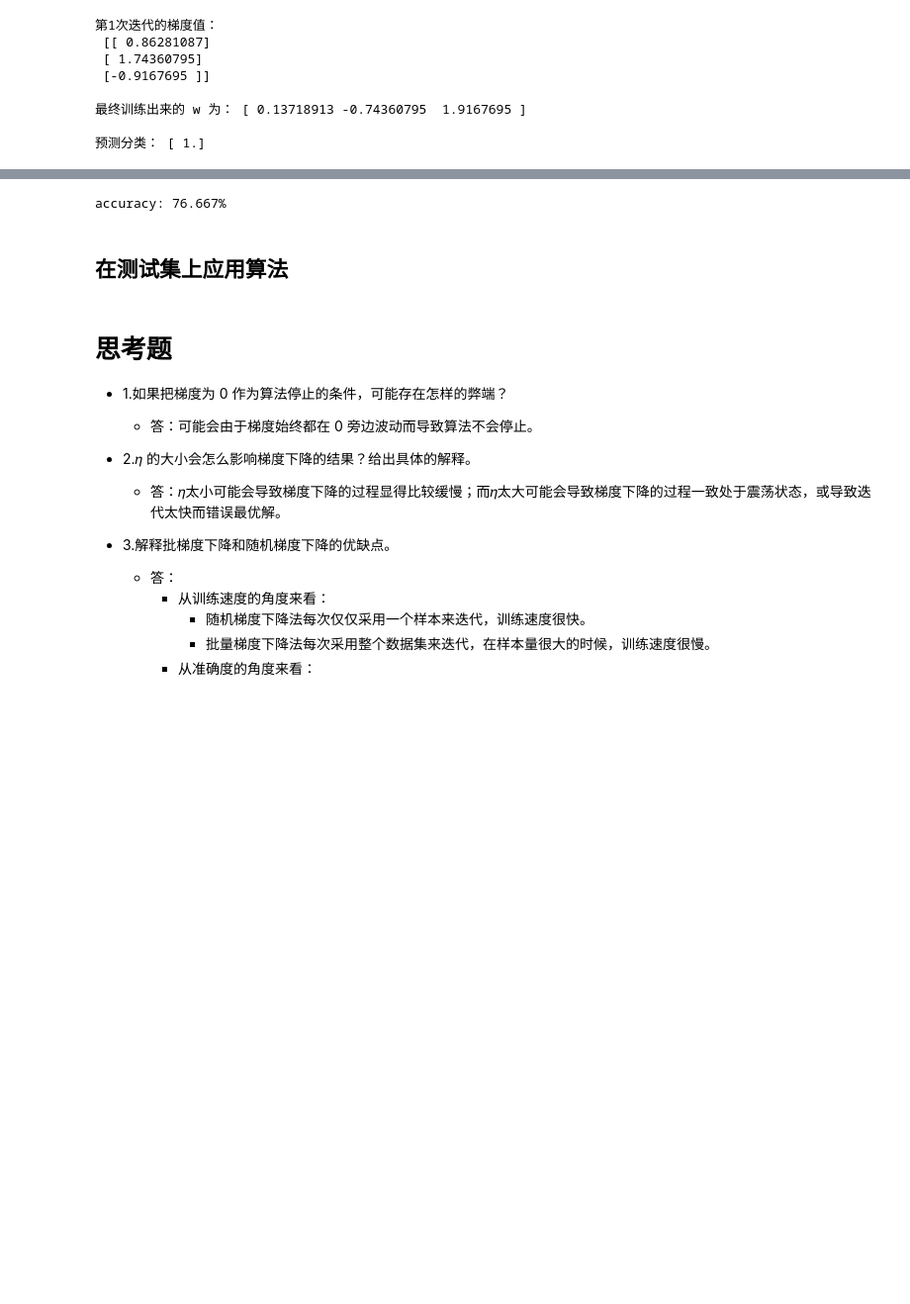
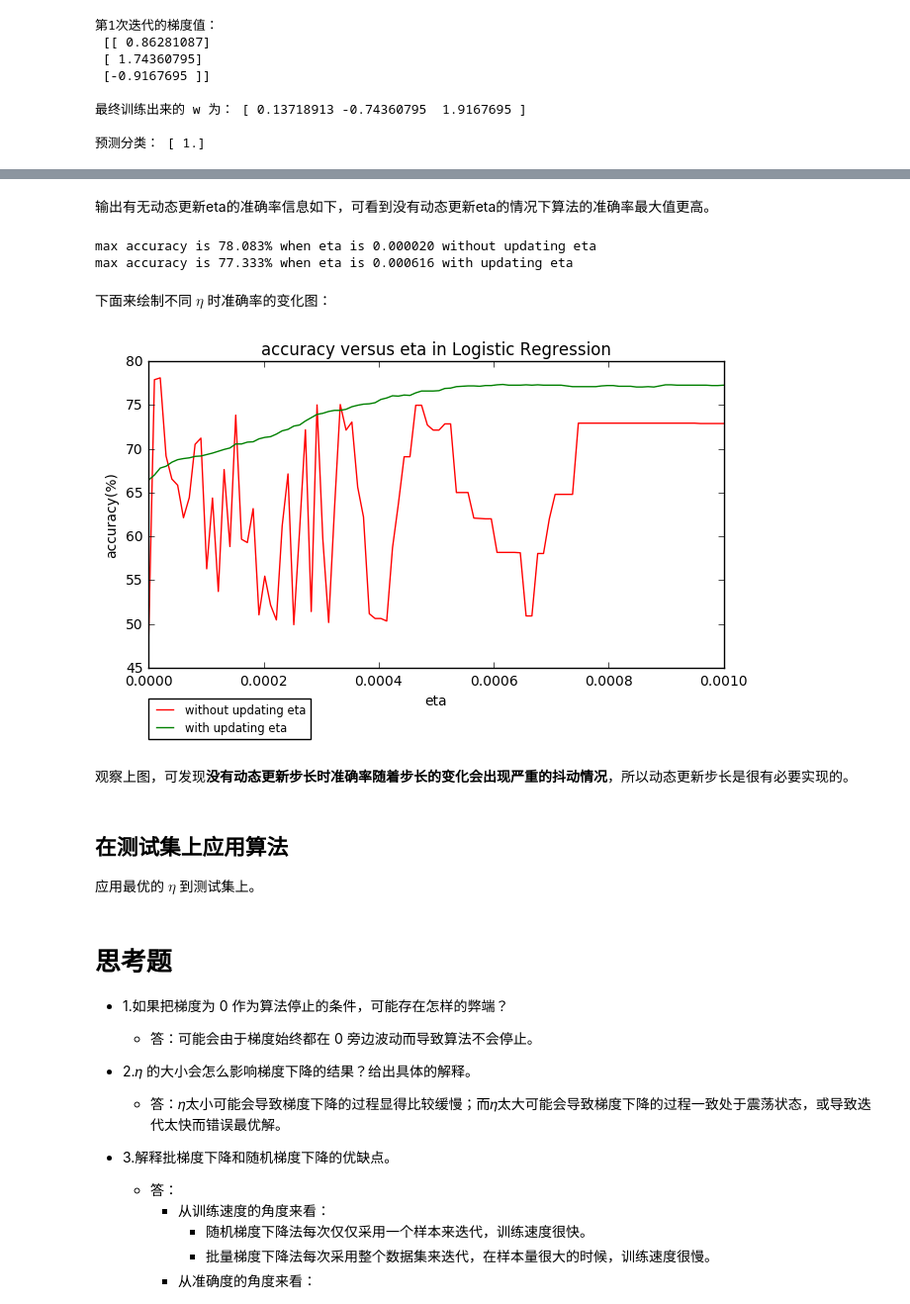
Before and after one commit to linzch3/Open-Course-Learning, a Jupyter notebook: A04.Artificial Intelligence - SYSU - RYH/Lab 5 - [Logistic Regression]/Lab 5 - Logistic Regression.ipynb, the cells around one changed output, grey strips where cells are left out. Shown at 99% size. Saved outputs shown, nothing was run; the diff lists cells and outputs as text; code cells hidden in the pictures; blank space fills up the shorter version.

```diff
--- a/A04.Artificial Intelligence - SYSU - RYH/Lab 5 - [Logistic Regression]/Lab 5 - Logistic Regression.ipynb
+++ b/A04.Artificial Intelligence - SYSU - RYH/Lab 5 - [Logistic Regression]/Lab 5 - Logistic Regression.ipynb
@@ -225,7 +216,7 @@ class LogisticRegression:
         '''sigmoid函数实现'''
         return 1/(1+np.exp(-1*x))
 
-    def fit(self, trainSet, label, eta=1e-3, maxRunTimes=100):
+    def fit(self, trainSet, label, eta=1e-3, maxRunTimes=100, reduceEta=True):
         '''根据给定的训练集和标签训练PLA的参数 w '''
         #设置默认的 w 全为1
         self.w = np.mat(np.ones(trainSet.shape[1]+1)).reshape(-1,1)
@@ -233,12 +224,15 @@ class LogisticRegression:
         trainSet = np.mat(self.__addOne2Samples(trainSet))
         #将标签转换为numpy矩阵，并将其设置为只有一列的数据的矩阵
         label = np.mat(label).reshape(-1,1)
+        eta_reduced = eta
         for i in range(maxRunTimes):
+            if reduceEta:
+                eta_reduced = eta/(1+i)+1e-7
             #根据矩阵运算得到整个数据集每个维度梯度
             gradient = trainSet.transpose()*(self.sigmoid(trainSet*self.w) - label)
             #print("第"+str(i+1)+"次迭代的梯度值：\n", gradient)
             #更新 w
-            self.w -= eta*gradient
+            self.w -= eta_reduced*gradient
 
     def __apply(self, x):
         '''利用训练好的 w 对输入的向量x进行分类'''
@@ -268,7 +268,7 @@ d = [1, 0]         #label
 e = [[3,3]]        #otherset
 
 LR = LogisticRegression()
-LR.fit(np.array(c), d, eta=1, maxRunTimes=1)
+LR.fit(np.array(c), d, eta=1, maxRunTimes=1, reduceEta=False)
 print("\n最终训练出来的 w 为：", LR.getW())
 print("\n预测分类：", LR.apply(e))
 ############测试程序###################
@@ -421,13 +428,52 @@ $$
 # %%
-LR = LogisticRegression()
-LR.fit(trainSet, trainSet_label, eta=1e-5+1e-7, maxRunTimes=10000)
-ansLabel = LR.apply(validateSet)
-diff = np.argwhere(ansLabel == validateSet_label)
-accur = 100*float(diff.shape[0]/validateSet_label.shape[0])
-print("accuracy: %.3f%%" % accur)
+def runLR(eta, updateEta):
+    '''根据输入的eta值是否动态调整eta的布尔变量updateEta来运行LR'''
+    LR = LogisticRegression()
+    LR.fit(trainSet, trainSet_label, eta=eta, maxRunTimes=10000, reduceEta=updateEta)
+    ansLabel = LR.apply(validateSet)
+    diff = np.argwhere(ansLabel == validateSet_label)
+    accur = 100*float(diff.shape[0]/validateSet_label.shape[0])
+    return accur
+
+testRange=np.linspace(1e-8, 1e-3, 100)
+accurs_origin = [] #没有动态更新eta的准确率
+accurs_update = [] #有动态更新eta的准确率
+for eta_ in testRange:
+    accurs_origin.append(runLR(eta_, False))
+    accurs_update.append(runLR(eta_, True))
-# %% [output]
-accuracy: 76.667%
+# %% [markdown]
+输出有无动态更新eta的准确率信息如下，可看到没有动态更新eta的情况下算法的准确率最大值更高。
+# %%
+#输出没有动态更新eta的准确率信息
+bestEta1 = testRange[np.argmax(accurs_origin)] #取得最高准确率的 eta
+print("max accuracy is %.3f%% when eta is %f without updating eta"
+      % (max(accurs_origin), bestEta1))
+#输出没有动态更新eta的准确率信息
+bestEta2 = testRange[np.argmax(accurs_update)] #取得最高准确率的 eta
+print("max accuracy is %.3f%% when eta is %f with updating eta"
+      % (max(accurs_update), bestEta2))
+# %% [output]
+max accuracy is 78.083% when eta is 0.000020 without updating eta
+max accuracy is 77.333% when eta is 0.000616 with updating eta
+# %% [markdown]
+下面来绘制不同 $\eta$ 时准确率的变化图：
+# %%
+fig,ax = plt.subplots()
+fig.set_size_inches(7.5, 4)
+plt.plot(testRange, accurs_origin, 'r', label="without updating eta")
+plt.plot(testRange, accurs_update, 'g', label="with updating eta")
+plt.xlabel('eta')
+plt.ylabel('accuracy(%)')
+plt.title("accuracy versus eta in Logistic Regression")
+plt.legend(bbox_to_anchor=(0, -0.1), loc=2, borderaxespad=0., fontsize='small')
+plt.show()
+plt.close()
+# %% [output]
+[figure, added]
+# %% [markdown]
+观察上图，可发现**没有动态更新步长时准确率随着步长的变化会出现严重的抖动情况**，所以动态更新步长是很有必要实现的。
 # %% [markdown]
 ## 在测试集上应用算法
+应用最优的 $\eta$ 到测试集上。
 # %%
 bestLR = LogisticRegression()
```
Also changed, not shown: parts of 11 cells of this notebook, 1 other file.
